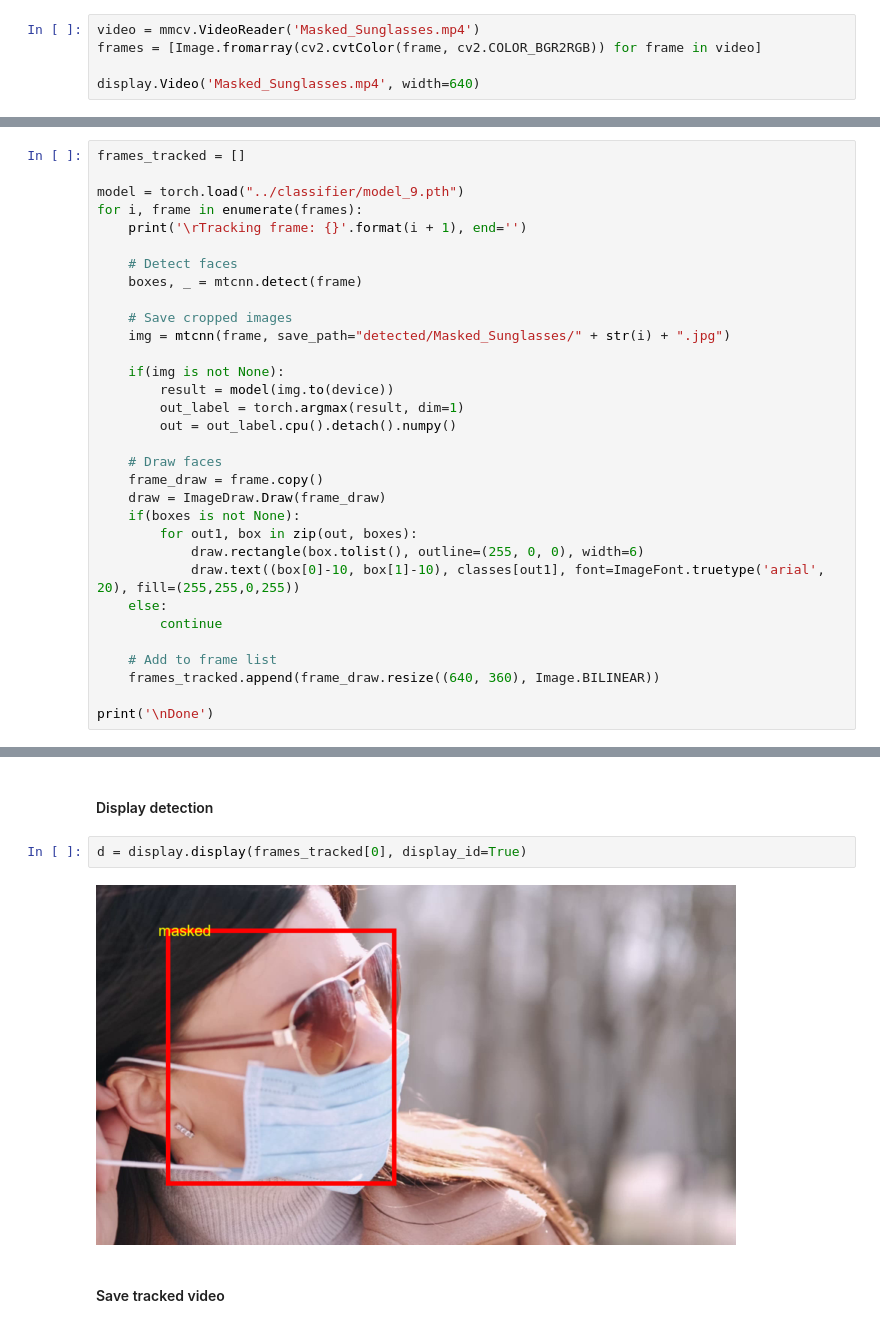
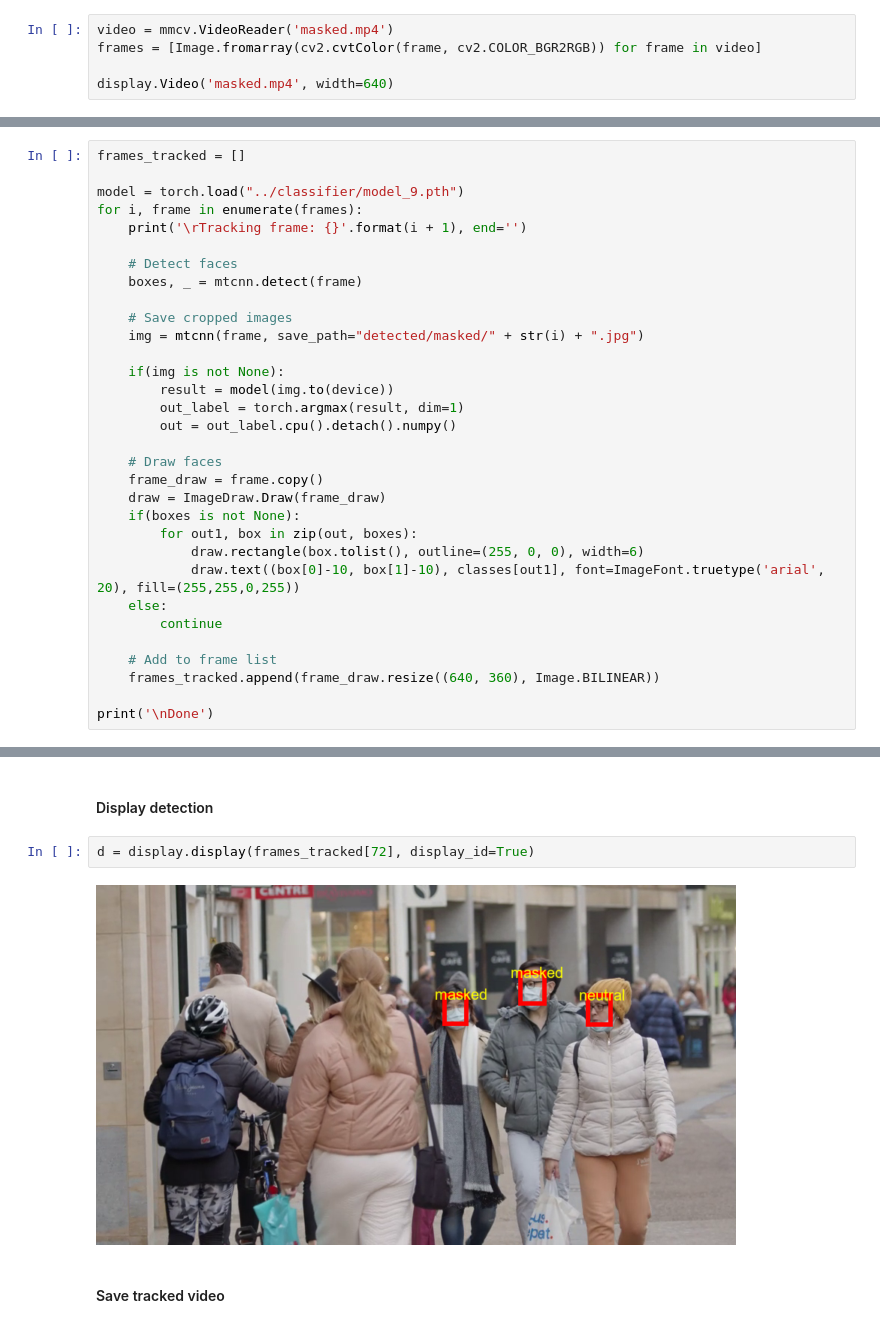
Before and after one commit to Jagyan/Face_Detection_Classification, a Jupyter notebook: Face_detection/face_tracking.ipynb, the cells around one changed output, grey strips where cells are left out. Drawn from its saved outputs; the diff is of its cells as text.

```diff
--- a/Face_detection/face_tracking.ipynb
+++ b/Face_detection/face_tracking.ipynb
@@ -30,10 +30,10 @@ classes = ["masked", "masked_sunglasses", "neutral", "sunglasses"]
 
 We begin by loading a video with some faces in it. The `mmcv` PyPI package by mmlabs is used to read the video frames (it can be installed with `pip install mmcv`). Frames are then converted to PIL images.
 # %%
-video = mmcv.VideoReader('Masked_Sunglasses.mp4')
+video = mmcv.VideoReader('masked.mp4')
 frames = [Image.fromarray(cv2.cvtColor(frame, cv2.COLOR_BGR2RGB)) for frame in video]
 
-display.Video('Masked_Sunglasses.mp4', width=640)
+display.Video('masked.mp4', width=640)
 # %% [output]
 [interactive output not drawn]
 # %% [markdown]
@@ -51,7 +51,7 @@ for i, frame in enumerate(frames):
     boxes, _ = mtcnn.detect(frame)
 
     # Save cropped images
-    img = mtcnn(frame, save_path="detected/Masked_Sunglasses/" + str(i) + ".jpg")
+    img = mtcnn(frame, save_path="detected/masked/" + str(i) + ".jpg")
 
     if(img is not None):
         result = model(img.to(device))
@@ -78,9 +78,9 @@ Done
 # %% [markdown]
 #### Display detection
 # %%
-d = display.display(frames_tracked[0], display_id=True)
+d = display.display(frames_tracked[72], display_id=True)
 # %% [output]
-[figure, old version]
+[figure, new version]
 # %% [markdown]
 #### Save tracked video
 # %%
```
Also changed, not shown: parts of 2 cells of this notebook, 14 other files.
